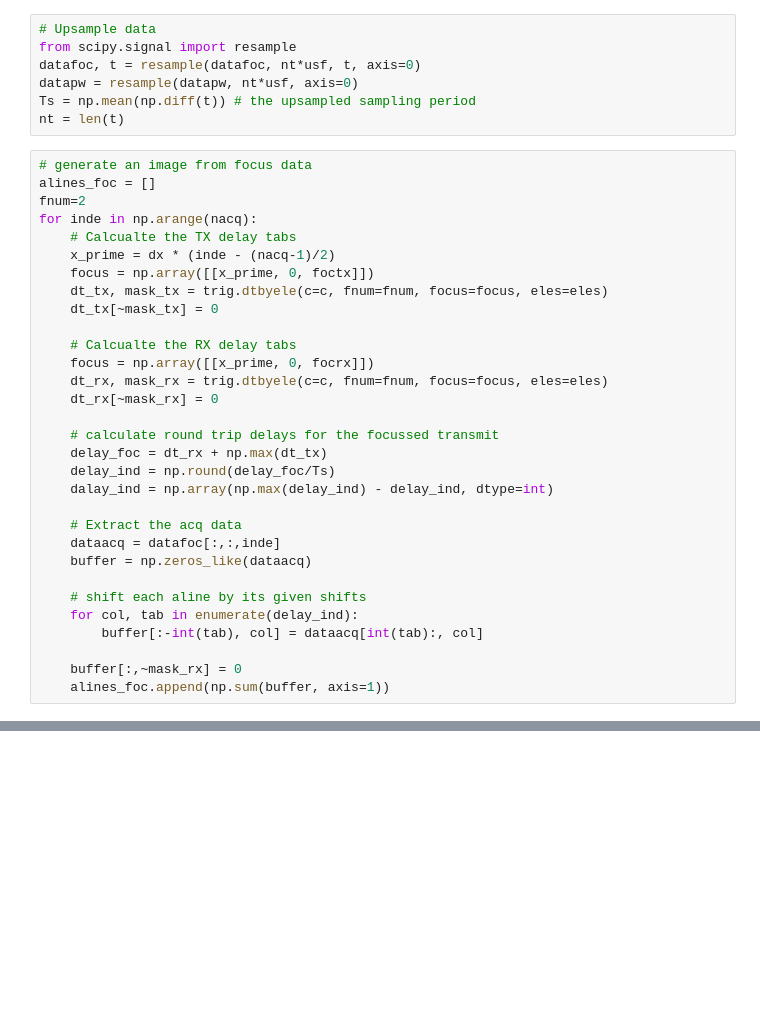
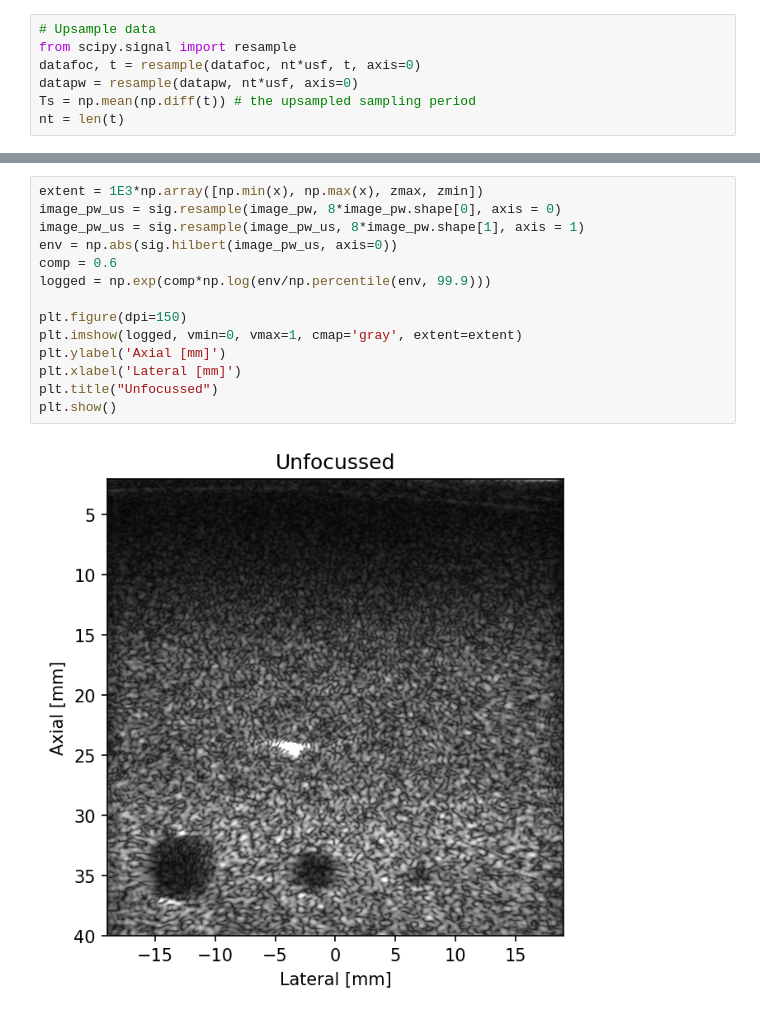
Before and after one commit to wewightman/python-beamformer, a Jupyter notebook: GenFigs.ipynb, the cells around one changed output, grey strips where cells are left out. Drawn from its saved outputs; the diff is of its cells as text; blank space fills up the shorter version.

```diff
--- a/GenFigs.ipynb
+++ b/GenFigs.ipynb
@@ -95,34 +95,3 @@ datafoc, t = resample(datafoc, nt*usf, t, axis=0)
 datapw = resample(datapw, nt*usf, axis=0)
 Ts = np.mean(np.diff(t)) # the upsampled sampling period
 nt = len(t)
-# %%
-# generate an image from focus data
-alines_foc = []
-fnum=2
-for inde in np.arange(nacq):
-    # Calcualte the TX delay tabs
-    x_prime = dx * (inde - (nacq-1)/2)
-    focus = np.array([[x_prime, 0, foctx]])
-    dt_tx, mask_tx = trig.dtbyele(c=c, fnum=fnum, focus=focus, eles=eles)
-    dt_tx[~mask_tx] = 0
-
-    # Calcualte the RX delay tabs
-    focus = np.array([[x_prime, 0, focrx]])
-    dt_rx, mask_rx = trig.dtbyele(c=c, fnum=fnum, focus=focus, eles=eles)
-    dt_rx[~mask_rx] = 0
-
-    # calculate round trip delays for the focussed transmit
-    delay_foc = dt_rx + np.max(dt_tx)
-    delay_ind = np.round(delay_foc/Ts)
-    dalay_ind = np.array(np.max(delay_ind) - delay_ind, dtype=int)
-
-    # Extract the acq data
-    dataacq = datafoc[:,:,inde]
-    buffer = np.zeros_like(dataacq)
-
-    # shift each aline by its given shifts
-    for col, tab in enumerate(delay_ind):
-        buffer[:-int(tab), col] = dataacq[int(tab):, col]
-
-    buffer[:,~mask_rx] = 0
-    alines_foc.append(np.sum(buffer, axis=1))
@@ -128,0 +131,16 @@ for inde in np.arange(nacq):
+# %%
+extent = 1E3*np.array([np.min(x), np.max(x), zmax, zmin])
+image_pw_us = sig.resample(image_pw, 8*image_pw.shape[0], axis = 0)
+image_pw_us = sig.resample(image_pw_us, 8*image_pw.shape[1], axis = 1)
+env = np.abs(sig.hilbert(image_pw_us, axis=0))
+comp = 0.6
+logged = np.exp(comp*np.log(env/np.percentile(env, 99.9)))
+
+plt.figure(dpi=150)
+plt.imshow(logged, vmin=0, vmax=1, cmap='gray', extent=extent)
+plt.ylabel('Axial [mm]')
+plt.xlabel('Lateral [mm]')
+plt.title("Unfocussed")
+plt.show()
+# %% [output]
+[figure, added]
```
Also changed, not shown: parts of 7 cells of this notebook, 5 other files.
